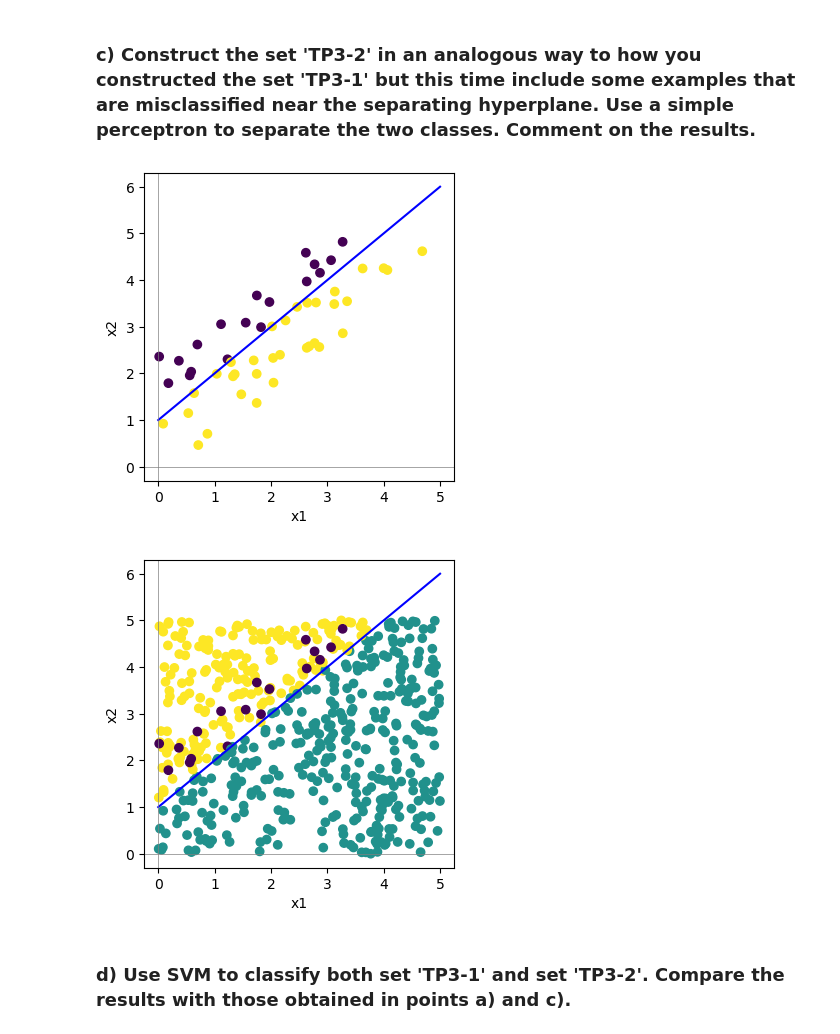
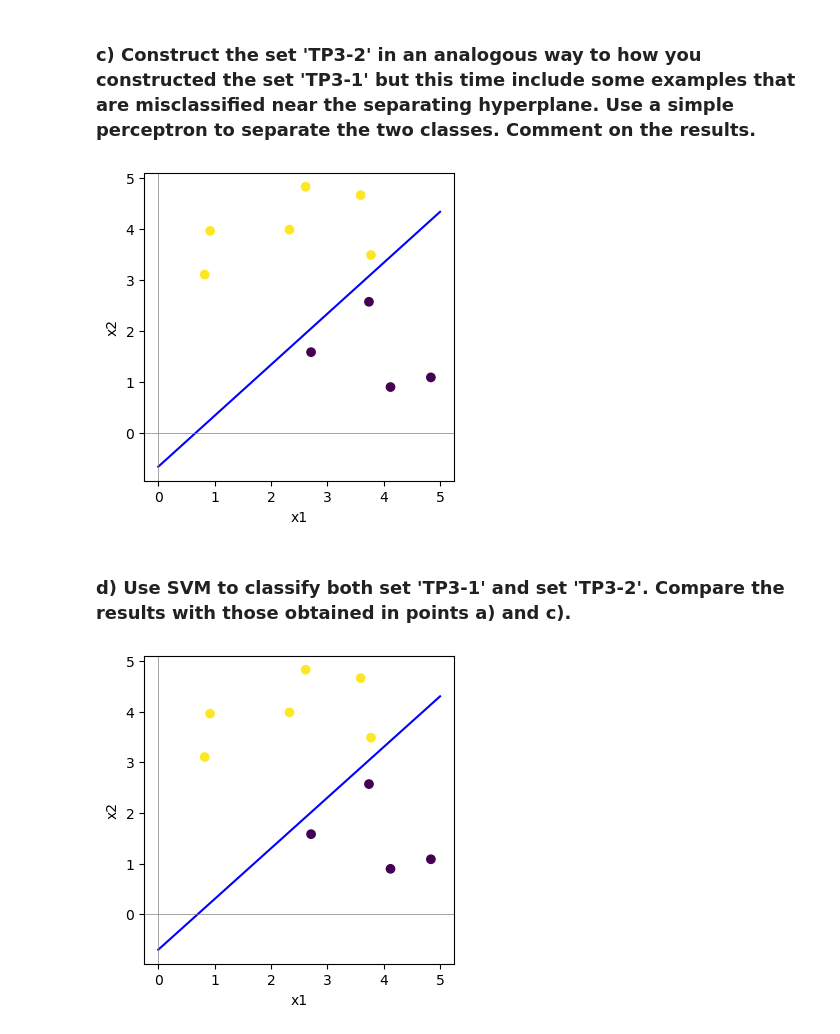
Before and after one commit to papekoja/72.75-ML, a Jupyter notebook: TP3/tp3.ipynb, the cells around one changed output. Cells and saved outputs as stored; diff of their text form; code cells hidden in the pictures.

```diff
--- a/TP3/tp3.ipynb
+++ b/TP3/tp3.ipynb
@@ -17,8 +17,8 @@ from kernal import linear, polynomial, rbf
 np.random.seed(0) # Apparently this sets the random to be not so random anymore
 
 # This is for the spliting line function
-n_items = 500
-b0 = -3
+n_items = 10
+b0 = 2
 b1 = -3
 b2 = 3
 
@@ -33,7 +33,7 @@ x2_for_line = (-b0 - b1 * x1_for_line) / b2
 data = pd.DataFrame({
     'x1': x1,
     'x2': x2,
-    'Class': [1 if (b0 + b1 * x1[i] + b2 * x2[i]) > 0 else 0 for i in range(n_items)]
+    'Class': [1 if (b0 + b1 * x1[i] + b2 * x2[i]) > 0 else -1 for i in range(n_items)]
 })
 
 TP3_1 = data
@@ -41,15 +41,22 @@ TP3_1 = data
 # Create a train test split
 train, test = train_test_split(data, test_size=0.25, random_state=38)
 
-def ploting(data):
+def ploting(data, b0=b0, b1=b1, b2=b2, line=True):
+
+    #For the line in the plot
+    if line:
+        x1_for_line = np.linspace(0, 5, 100)
+        x2_for_line = (-b0 - b1 * x1_for_line) / b2
+
     plt.figure(figsize=(4, 4))
-    plt.plot(x1_for_line, x2_for_line, label=f'{b0} + {b1}x1 + {b2}x2 = 0', color='blue')
+    plt.plot(x1_for_line, x2_for_line, label=f'{b0} + {b1}x1 + {b2}x2', color='blue')
     plt.scatter(data['x1'], data['x2'], label='Data', c=data['Class'], marker='o')
     plt.xlabel('x1')
     plt.ylabel('x2')
     plt.axhline(0, color='grey', linewidth=0.5)
     plt.axvline(0, color='grey', linewidth=0.5)
+    # plt.legend()
     plt.show()
 
-ploting(data)
+ploting(data, b0, b1, b2)
 # %% [output]
@@ -132,33 +140,50 @@ weighted avg       1.00      1.00      1.00       125
 # %%
 TP3_2 = TP3_1.copy()
 
-n_additional_points = 100
+n_additional_points = 1
 additional_data = []
 
 # Generate additional data points near the separating hyperplane
 for _ in range(n_additional_points):
     x1_new = random.uniform(0, 5)
     x2_new = random.uniform(0, 5)
 
     # Calculate the distance from the point to the separating hyperplane
     distance = abs(b0 + b1 * x1_new + b2 * x2_new) / (b1 ** 2 + b2 ** 2) ** 0.5
 
     # Check if the distance is less than 1 (within 1 unit from the hyperplane)
-    if distance <= 1:
+    if distance <= 0.5:
         # Determine the class based on the hyperplane
         class_label = 1 if (b0 + b1 * x1_new + b2 * x2_new) > 0 else 0
 
         # Append the new data point to the list as a dictionary
-        additional_data.append({'x1': x1_new, 'x2': x2_new, 'Class': -1 * class_label}) # for some reason it does it oposite so -1 to fix
+        additional_data.append({'x1': x1_new, 'x2': x2_new, 'Class': (-1 * class_label) + 1}) # for some reason it does it oposite so -1 to fix
 
 # Convert the list of dictionaries into a DataFrame and concat to TP3_1
 additional_df = pd.DataFrame(additional_data)
-TP3_2 = pd.concat([TP3_2, additional_df], ignore_index=True)
+TP3_2 = pd.concat([TP3_2, additional_df], ignore_index=False)
 
-ploting(additional_df)
 ploting(TP3_2)
 # %% [output]
-[figure, old version]
+[figure, new version]
-[figure, removed]
 # %% [markdown]
 ### d) Use SVM to classify both set 'TP3-1' and set 'TP3-2'. Compare the results with those obtained in points a) and c).
+# %%
+epochs = 10
+
+b0 = 0.7
+b1 = -1
+b2 = 1
+
+for i in range(epochs):
+    sum_fx = 0 # starting off
+
+    for x1, x2 in zip(TP3_2['x1'], TP3_2['x2']):
+        sum_fx += (b0 + b1 * x1 + b2 * x2)  # sum of all the fx
+
+
+    # ploting(TP3_2, b0, b1, b2, line=True)
+
+ploting(TP3_2, b0, b1, b2)
+# %% [output]
+[figure, added]
```
Also changed, not shown: parts of 3 cells of this notebook.
